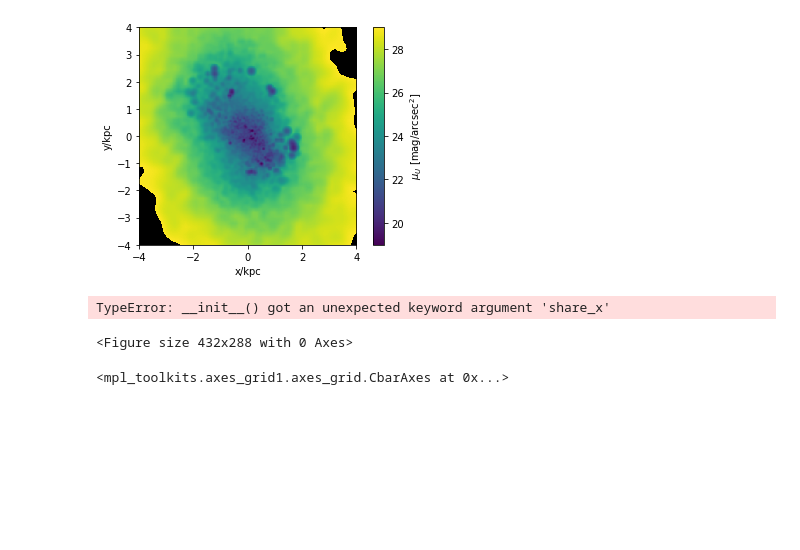
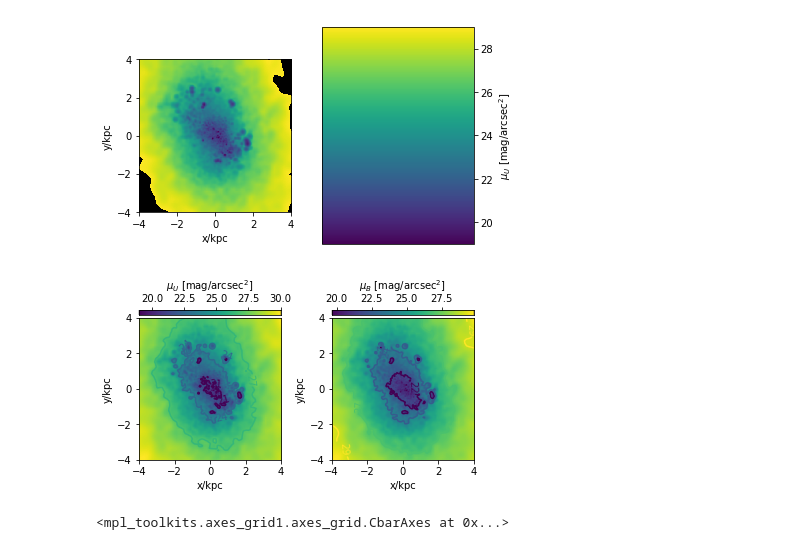
Before and after one commit to elehcim/simulation, a Jupyter notebook: notebooks/AxisGrid.ipynb, the cells around one changed output. Drawn from its saved outputs; the diff is of its cells as text; code cells hidden in the pictures; blank space fills up the shorter version.

```diff
--- a/notebooks/AxisGrid.ipynb
+++ b/notebooks/AxisGrid.ipynb
@@ -12,23 +12,23 @@ bands_available = ['u', 'b', 'v', 'r', 'i', 'j', 'h', 'k']
 # %%
 pynbody.analysis.halo.center(s.star)
 # fig, (ax_u, ax_v, ax_b, ax_i) = plt.subplots(ncols=4)
-fig, (ax_u) = plt.subplots(ncols=1)
-sb_u = surface_brightness(s.s, band='u', width=8, resolution=500, subplot=ax_u)
+fig, (ax_u, cb_u) = plt.subplots(ncols=2)
+sb_u = surface_brightness(s.s, band='u', width=8, resolution=500, subplot=ax_u, cax=cb_u)
 # sb_v = surface_brightness(s.s, band='v', width=8, resolution=500, subplot=ax_v)
 # sb_b = surface_brightness(s.s, band='b', width=8, resolution=500, subplot=plt, contour=5)
 # sb_i = surface_brightness(s.s, band='i', width=8, resolution=500, subplot=plt, contour=5)
 # %% [output]
-[figure, old version]
+[figure, new version]
 # %%
 fig = plt.figure()
 grid = AxesGrid(fig, 111,  # similar to subplot(142)
                 nrows_ncols=(1, 2),
                 axes_pad=0.7,
-                share_x=True,
+#                 share_x=True,
 #                 share_all=False,
                 label_mode="all",
 #                 cbar_location="bottom",
-                cbar_mode="single",
+                cbar_mode="each",
                 cbar_location="top",
 #                 cbar_mode="each",
                 cbar_size="3%",
@@ -37,10 +37,9 @@ grid = AxesGrid(fig, 111,  # similar to subplot(142)
 sb=list()
 for i in range(2):
     sb.append(surface_brightness(s.s, band=bands_available[i], width=8, resolution=500, contour=5,
-                                 mag_filter=None, subplot=grid[i], gridspec=grid.cbar_axes[i]))
+                                 mag_filter=None, subplot=grid[i], cax=grid.cbar_axes[i]))
 # %% [output]
-TypeError: __init__() got an unexpected keyword argument 'share_x'
-<Figure size 432x288 with 0 Axes>
+[figure, added]
 # %%
 grid.cbar_axes[i]
 # %% [output]
```
Also changed, not shown: 1 other file.
